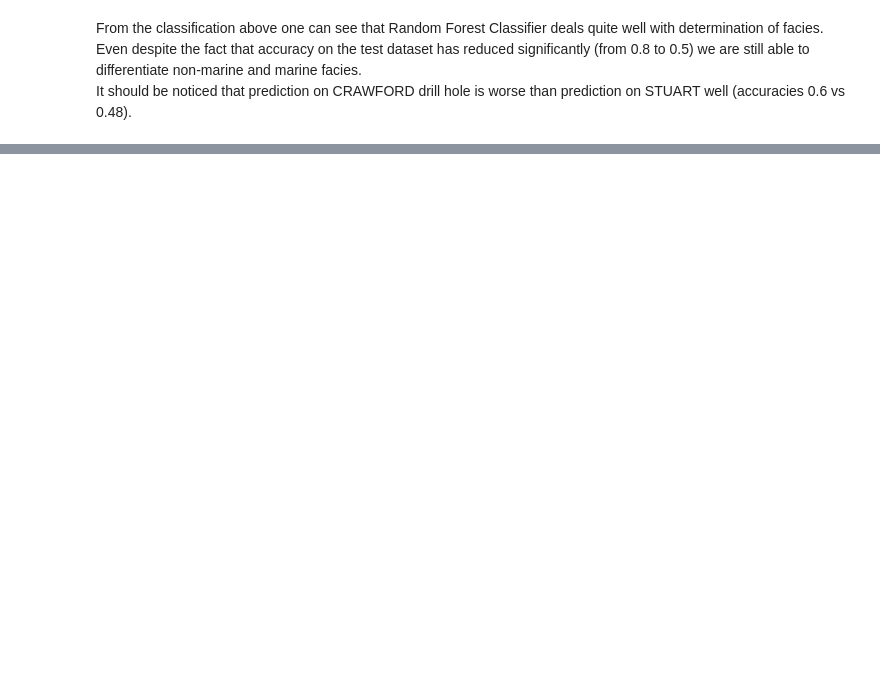
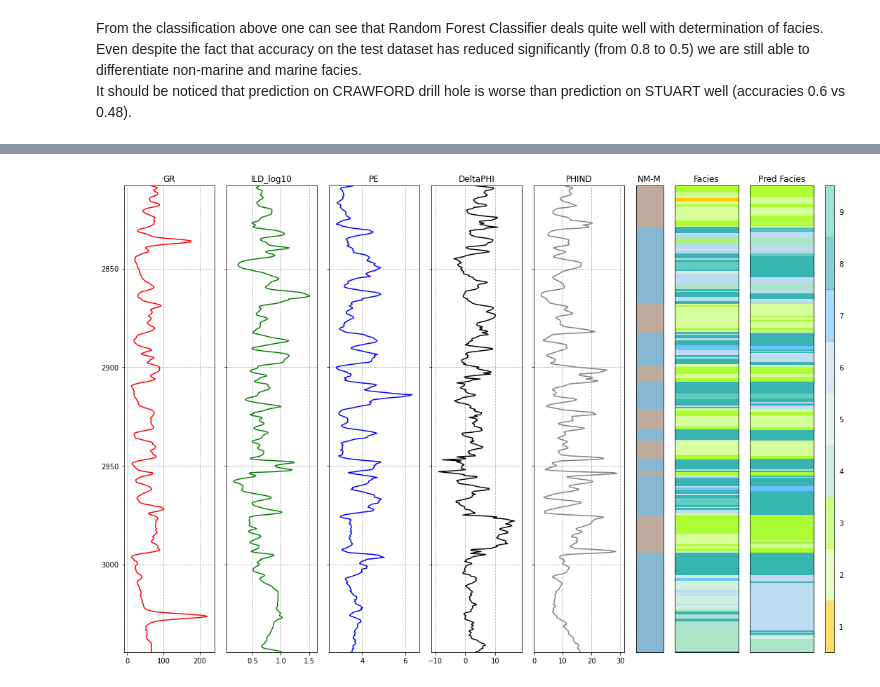
Before and after one commit to Artem-geo/facies_classification, a Jupyter notebook: facies_classification.ipynb, the cells around one changed output, grey strips where cells are left out. Drawn from its saved outputs; the diff is of its cells as text; code cells hidden in the pictures; blank space fills up the shorter version.

Commit message:
forest have retrained using whole train dataset

```diff
--- a/facies_classification.ipynb
+++ b/facies_classification.ipynb
@@ -494,0 +497,7 @@ It should be noticed that prediction on CRAWFORD drill hole is worse than predic
+# %%
+train_X = train.drop('Facies', axis=1)
+train_y = train['Facies']
+# %%
+train_X_tr = pipeline.fit_transform(train_X)
+# %%
+forest_best.fit(train_X_tr, train_y)
@@ -494,0 +526,6 @@ It should be noticed that prediction on CRAWFORD drill hole is worse than predic
+# %%
+test['Pred Facies'] = forest_best.predict(X_test_tr)
+# %%
+plot_well_log_data(test[test['Well Name']=='STUART'], pred_facies=True)
+# %% [output]
+[figure, added]
```
Also changed, not shown: parts of 12 cells of this notebook.
